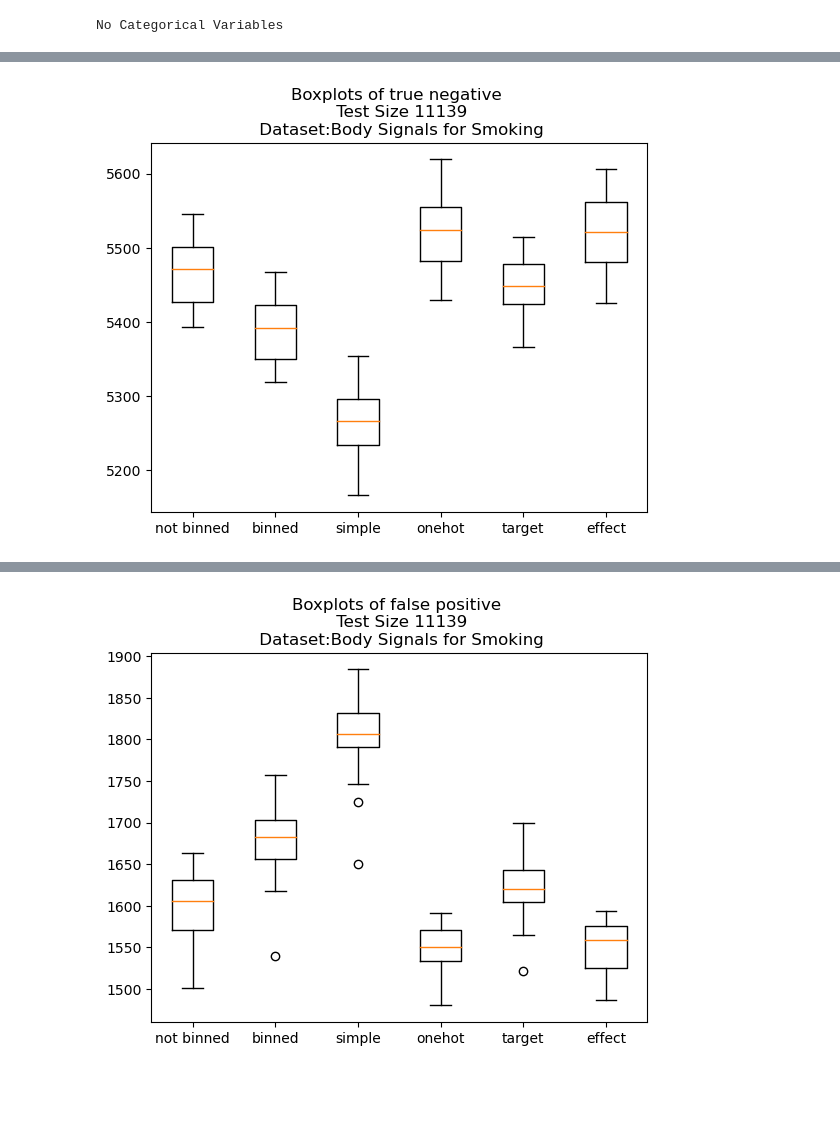
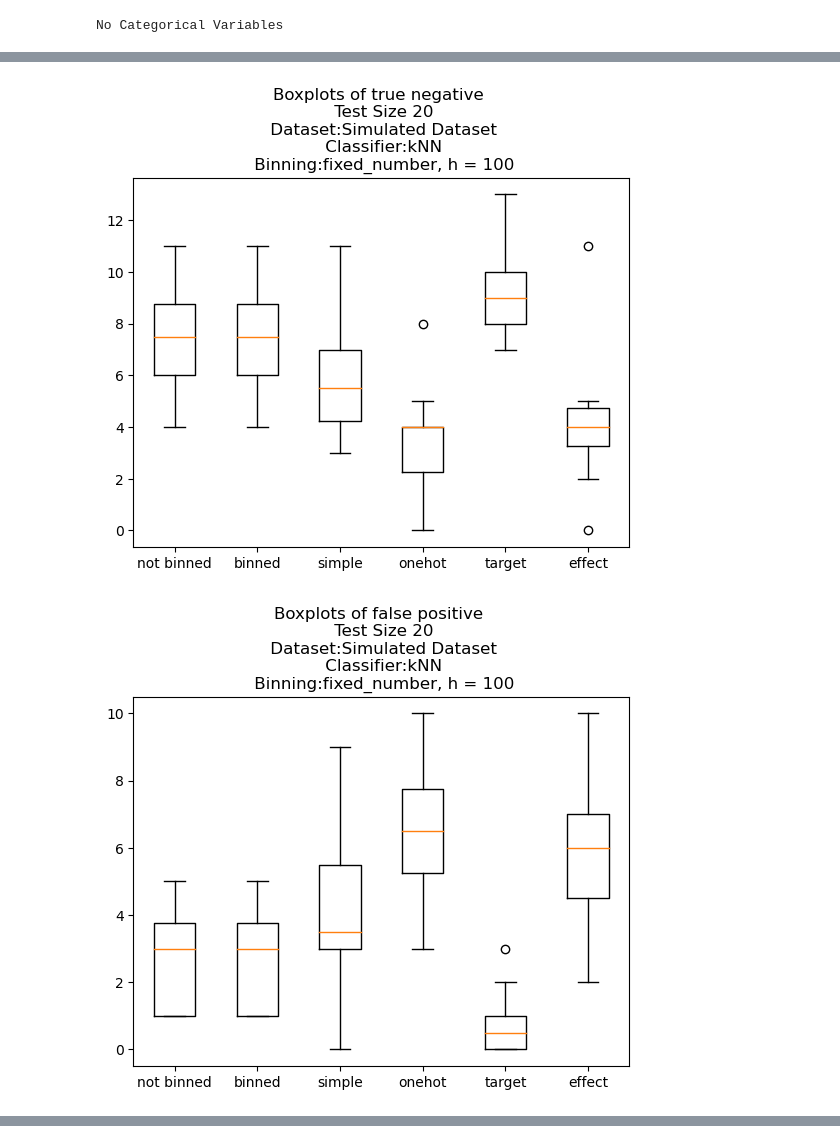
Before and after one commit to irisroatis/phd_year1_code_term2, a Jupyter notebook: datasets_continuous_only.ipynb, the cells around one changed output, grey strips where cells are left out. Drawn from its saved outputs; the diff is of its cells as text; code cells hidden in the pictures; blank space fills up the shorter version.

Commit message:
update_datasets

```diff
--- a/datasets_continuous_only.ipynb
+++ b/datasets_continuous_only.ipynb
@@ -113,15 +206,15 @@ def put_in_bins(data, how_many_bins):
 #        'pH', 'sulphates', 'alcohol']
 # %%
 # ########### BODY SIGNAL SMOKING
-which_dataset = 'Body Signals for Smoking'
-df = pd.read_csv('datasets/bodysignal_smoking.csv')
-df = df.drop(['ID','oral'],axis = 1)
+# which_dataset = 'Body Signals for Smoking'
+# df = pd.read_csv('datasets/bodysignal_smoking.csv')
+# df = df.drop(['ID','oral'],axis = 1)
 
-categorical_variables = [] # Putting in this all the categorical columns
-target_variable = 'smoking' # Making sure the name of the target variable is known
+# categorical_variables = [] # Putting in this all the categorical columns
+# target_variable = 'smoking' # Making sure the name of the target variable is known
 
-binary_cols = ['tartar','dental caries','hearing(right)','hearing(left)','gender']
-continuous_variables = list(set(df.keys()) - set(categorical_variables + binary_cols + [target_variable]))
-### make sure binary variables are 0 and 1
-labelencoder = ce.OrdinalEncoder(cols=binary_cols)
-df = labelencoder.fit_transform(df)
+# binary_cols = ['tartar','dental caries','hearing(right)','hearing(left)','gender']
+# continuous_variables = list(set(df.keys()) - set(categorical_variables + binary_cols + [target_variable]))
+# ### make sure binary variables are 0 and 1
+# labelencoder = ce.OrdinalEncoder(cols=binary_cols)
+# df = labelencoder.fit_transform(df)
@@ -128,3 +233,7 @@ df = labelencoder.fit_transform(df)
+# %%
+classifier = 'kNN'
+how_to_bin = 'fixed_number'
+nr_bins = 100
 # %%
 categ = len(categorical_variables)
 cont = len(continuous_variables)
@@ -150,6 +268,9 @@ plt.show()
 # If all columns are continuous, we bin them columns
 binned_df = df.copy()
 for col in continuous_variables:
-    binned_df[col] = standardise(put_in_bins(df[col], 20))
+    if how_to_bin =='fixed_number':
+        binned_df[col] = standardise(put_in_bins(df[col], nr_bins, how_to_bin))
+    elif how_to_bin =='cons_std':
+        binned_df[col] = standardise(put_in_bins(df[col], nr_bins, how_to_bin))
 binned_df.head()
 # %% [output]
@@ -176,5 +295,5 @@ df.head()
 # %%
-how_many_iterations = 20 # how many CV folds
+how_many_iterations = 10 # how many CV folds
 
 # initialising confusion matrices
 
@@ -193,8 +312,6 @@ confusion_matrix['effect'] =  {'00':np.zeros((how_many_iterations,)),'10':np.zer
                                'accuracy':np.zeros((how_many_iterations,)), 'auc':np.zeros((how_many_iterations,))}
 
 out_of = size - 4 * size // 5
-
-classifier = 'logistic'
 # %%
 for iteration in range(how_many_iterations):
 
@@ -309,4 +408,8 @@ Please also refer to the documentation for alternative solver options:
 # %%
-plot_boxplots_confusion(confusion_matrix, '00', which_dataset)
+plot_boxplots_confusion(confusion_matrix, '00', which_dataset, classifier, how_to_bin, nr_bins)
+plot_boxplots_confusion(confusion_matrix, '01', which_dataset, classifier, how_to_bin, nr_bins)
+plot_boxplots_confusion(confusion_matrix, '10', which_dataset, classifier, how_to_bin, nr_bins)
+plot_boxplots_confusion(confusion_matrix, '11', which_dataset, classifier, how_to_bin, nr_bins)
 # %% [output]
-[figure, old version]
+[figure, new version]
+[figure, added]
@@ -313,4 +417,0 @@ plot_boxplots_confusion(confusion_matrix, '00', which_dataset)
-# %%
-plot_boxplots_confusion(confusion_matrix, '01', which_dataset)
-# %% [output]
-[figure, removed]
```
Also changed, not shown: parts of 14 cells of this notebook, 10 other files.
